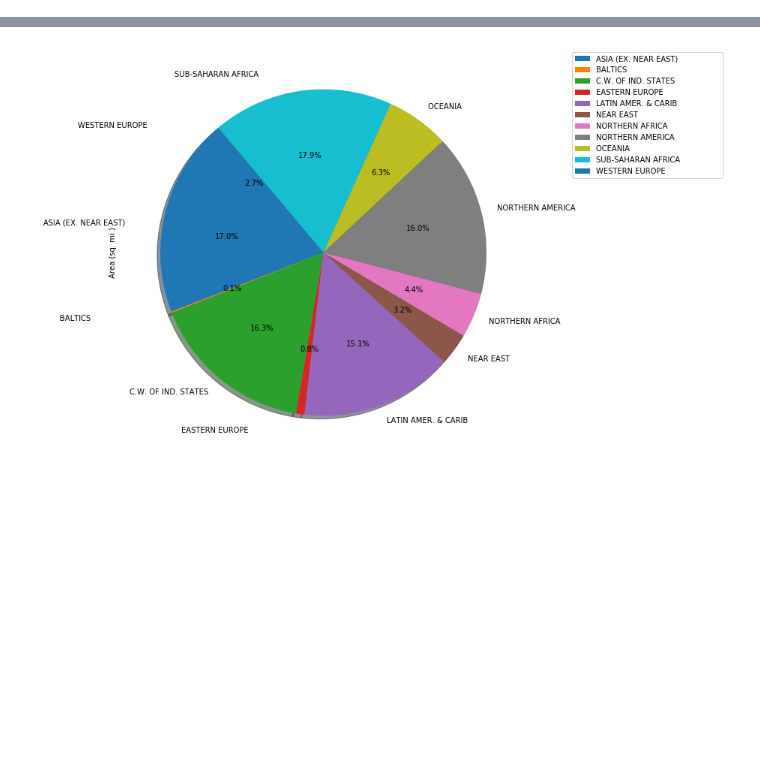
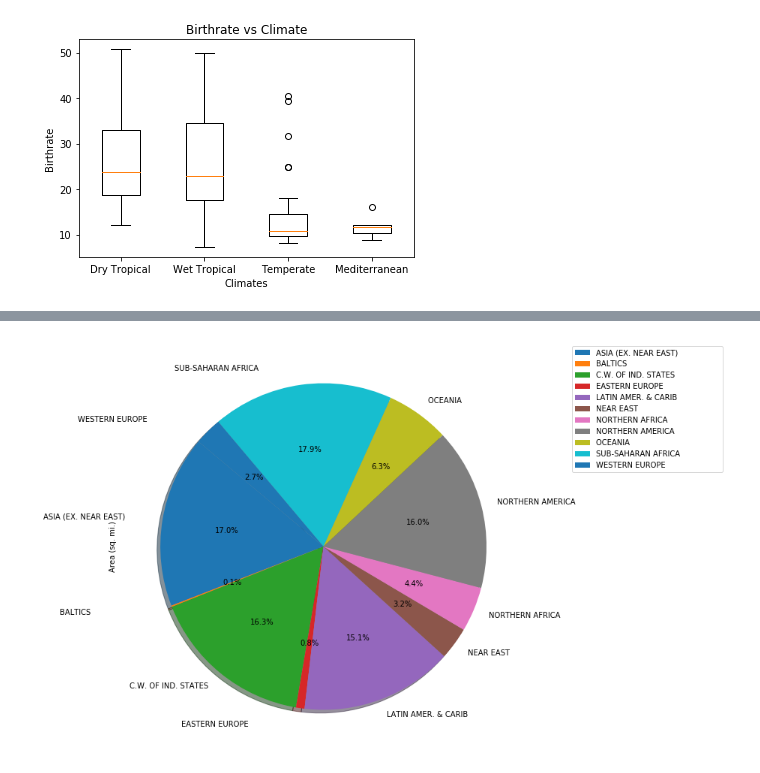
Before and after one commit to juliedundas/Country-Analysis, a Jupyter notebook: Project_1/project_1.ipynb, the cells around one changed output, grey strips where cells are left out. Drawn from its saved outputs; the diff is of its cells as text; code cells hidden in the pictures; blank space fills up the shorter version.

```diff
--- a/Project_1/project_1.ipynb
+++ b/Project_1/project_1.ipynb
@@ -25,0 +87,22 @@ df.head()
+# %%
+#Find relation between birthrate, deathrate, and climates. Start with extracting needed data to it's own dataframe.
+birthMortalityDF = rawCountriesDF[['Country', 'Region', 'Birthrate', 'Deathrate', 'Climate']]
+
+#convert numbers to US standards replacing , with .
+climateConversion = birthMortalityDF['Climate'].str.replace(',','.')
+climate = climateConversion.astype(float)
+climate = climate.round(0)
+
+birthRateConversion = birthMortalityDF['Birthrate'].str.replace(',','.')
+birthRate = birthRateConversion.astype(float)
+
+deathRateConversion = birthMortalityDF['Deathrate'].str.replace(',','.')
+deathRate = deathRateConversion.astype(float)
+
+#add data back to DF and drop bad rows
+birthMortalityDF.loc[:,'Climate'] = climate
+birthMortalityDF.loc[:,'Birthrate'] = birthRate
+birthMortalityDF.loc[:,'Deathrate'] = deathRate
+
+birthMortalityDF.dropna(how='any', inplace=True)
+birthMortalityDF
@@ -25,0 +407,19 @@ df.head()
+# %%
+#plot data analysis
+dryTropical = birthMortalityDF[(birthMortalityDF["Climate"] == 1)]['Birthrate']
+wetTropical = birthMortalityDF[(birthMortalityDF["Climate"] == 2)]['Birthrate']
+temperate = birthMortalityDF[(birthMortalityDF["Climate"] == 3)]['Birthrate']
+mediterranean = birthMortalityDF[(birthMortalityDF["Climate"] == 4)]['Birthrate']
+
+summaryClimate = [dryTropical, wetTropical, temperate, mediterranean]
+
+fig1, ax1 = plt.subplots()
+ax1.set_title('Birthrate vs Climate')
+ax1.set_ylabel('Birthrate')
+ax1.set_xlabel('Climates')
+ax1.set_xticklabels(['Dry Tropical', 'Wet Tropical', 'Temperate', 'Mediterranean'])
+ax1.boxplot(summaryClimate)
+
+plt.show()
+# %% [output]
+[figure, added]
```
Also changed, not shown: parts of 26 cells of this notebook, 5 other files.
